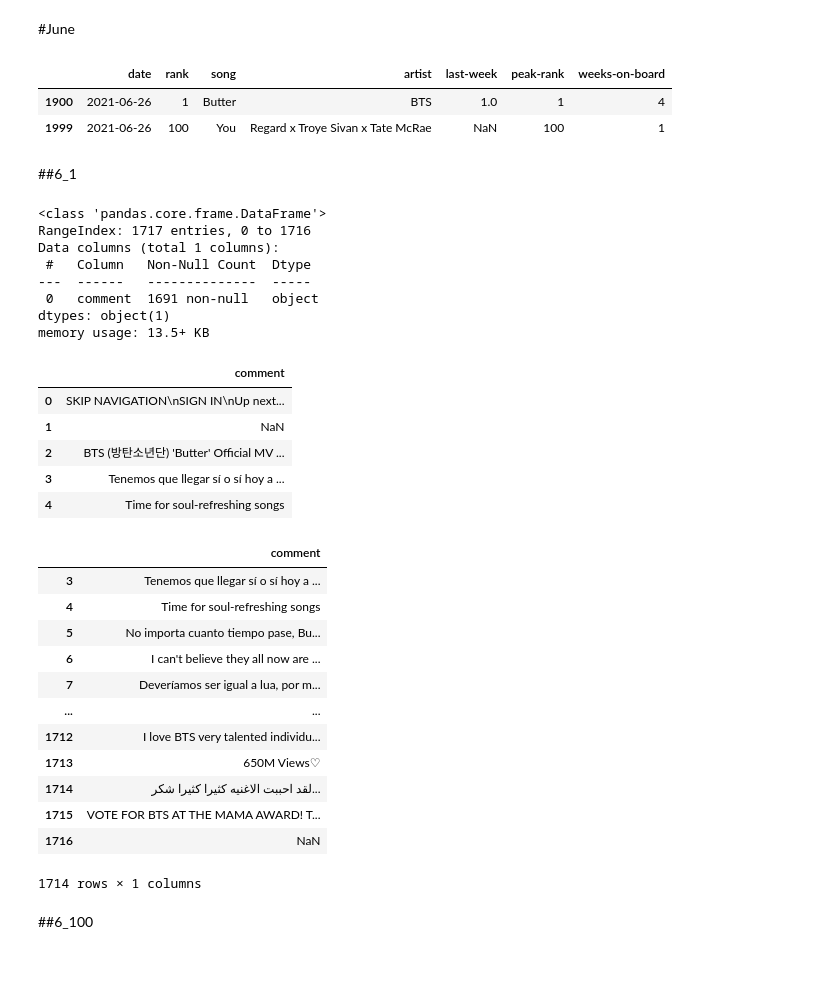
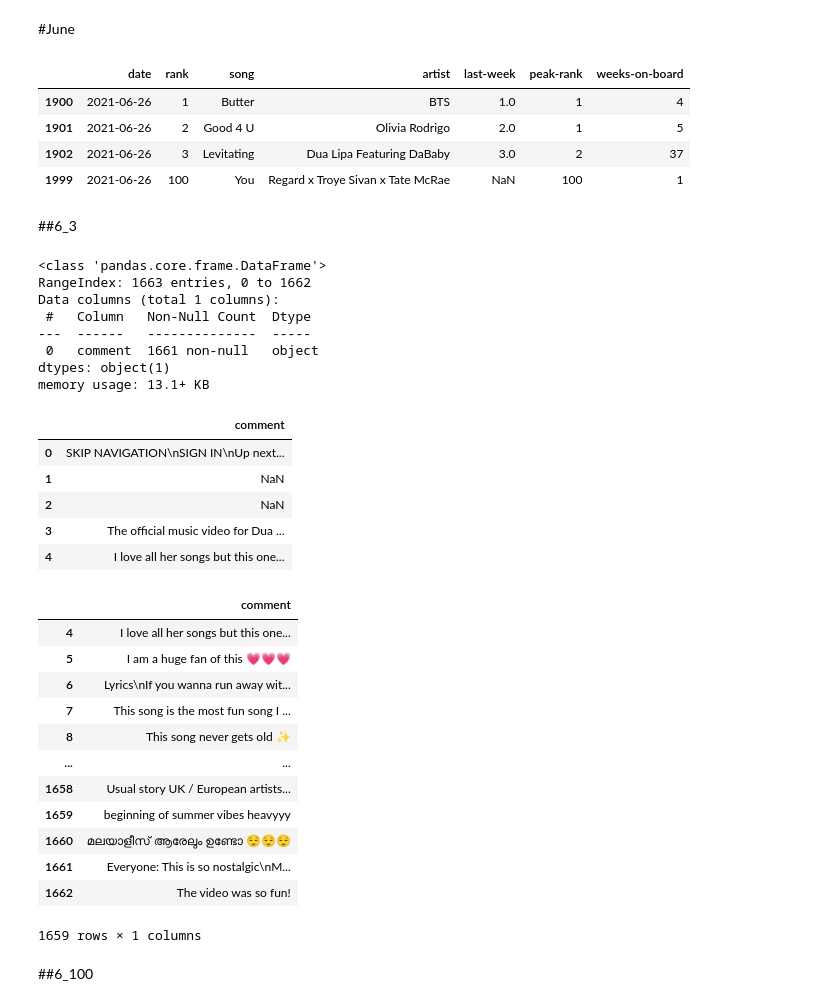
Before and after one commit to itsumiii/itsumiii, a Jupyter notebook: ItsumiNagakura_DASMA51_FinalProject.ipynb, the cells around one changed output. Drawn from its saved outputs; the diff is of its cells as text; code cells hidden in the pictures; blank space fills up the shorter version.

```diff
--- a/ItsumiNagakura_DASMA51_FinalProject.ipynb
+++ b/ItsumiNagakura_DASMA51_FinalProject.ipynb
@@ -873,21 +1282,26 @@ April_L_
 df.loc[(df['date'].dt.month==6)&(df['date'].dt.year==2021)]
 #2021-06-26
 
-June = df.loc[(df.date == '2021-06-26')].iloc[[0,-1]]
+June = df.loc[(df.date == '2021-06-26')].iloc[[0,1,2,-1]]
 
 June
 
-#1 #Butter by BTS
-#https://youtu.be/WMweEpGlu_U
+#1 is no 1 song for june and july
+#2 good 4 u was no 1 song last month
+
+#3 Levitating by Dua Lipa featuring DaBaby
+#https://youtu.be/TUVcZfQe-Kw
 
 #100 #You by Regard x Troye Sivan x Tate McRae
 #https://youtu.be/on_IPWtYdc0
 # %% [output]
 |  | date | rank | song | artist | last-week | peak-rank | weeks-on-board |
 | 1900 | 2021-06-26 | 1 | Butter | BTS | 1.0 | 1 | 4 |
+| 1901 | 2021-06-26 | 2 | Good 4 U | Olivia Rodrigo | 2.0 | 1 | 5 |
+| 1902 | 2021-06-26 | 3 | Levitating | Dua Lipa Featuring DaBaby | 3.0 | 2 | 37 |
 | 1999 | 2021-06-26 | 100 | You | Regard x Troye Sivan x Tate McRae | NaN | 100 | 1 |
 # %% [markdown]
-##6_1
+##6_3
 # %%
 ##scraping
 
@@ -921,42 +1335,41 @@ Butter_.to_csv('/content/gdrive/My Drive/python files/final project/June1.csv',
 # %%
 ##cleaning data
 
-June_1= pd.read_csv("/content/gdrive/MyDrive/python files/final project/June1.csv")
+June_1= pd.read_csv("/content/gdrive/MyDrive/python files/final project/June3.csv")
 June_1.info()
 June_1.head()
 # %% [output]
 <class 'pandas.core.frame.DataFrame'>
-RangeIndex: 1717 entries, 0 to 1716
+RangeIndex: 1663 entries, 0 to 1662
 Data columns (total 1 columns):
  #   Column   Non-Null Count  Dtype
 ---  ------   --------------  -----
- 0   comment  1691 non-null   object
+ 0   comment  1661 non-null   object
 dtypes: object(1)
-memory usage: 13.5+ KB
+memory usage: 13.1+ KB
 |  | comment |
 | 0 | SKIP NAVIGATION\nSIGN IN\nUp next... |
 | 1 | NaN |
-| 2 | BTS (방탄소년단) 'Butter' Official MV ... |
-| 3 | Tenemos que llegar sí o sí hoy a ... |
-| 4 | Time for soul-refreshing songs |
+| 2 | NaN |
+| 3 | The official music video for Dua ... |
+| 4 | I love all her songs but this one... |
 # %%
-June_1_ = June_1.drop(labels=[0,1,2], axis=0)
-
-June_1_
+June_1 = June_1.drop(labels = [0,1,2,3], axis=0)
+June_1
 # %% [output]
 |  | comment |
-| 3 | Tenemos que llegar sí o sí hoy a ... |
-| 4 | Time for soul-refreshing songs |
-| 5 | No importa cuanto tiempo pase, Bu... |
-| 6 | I can't believe they all now are ... |
-| 7 | Deveríamos ser igual a lua, por m... |
+| 4 | I love all her songs but this one... |
+| 5 | I am a huge fan of this 💗💗💗 |
+| 6 | Lyrics\nIf you wanna run away wit... |
+| 7 | This song is the most fun song I ... |
+| 8 | This song never gets old ✨ |
 | ... | ... |
-| 1712 | I love BTS very talented individu... |
-| 1713 | 650M Views♡ |
-| 1714 | لقد احببت الاغنيه كثيرا كثيرا شكر... |
-| 1715 | VOTE FOR BTS AT THE MAMA AWARD! T... |
-| 1716 | NaN |
+| 1658 | Usual story UK / European artists... |
+| 1659 | beginning of summer vibes heavyyy |
+| 1660 | മലയാളീസ് ആരേലും ഉണ്ടോ 😌😌😌 |
+| 1661 | Everyone: This is so nostalgic\nM... |
+| 1662 | The video was so fun! |
-1714 rows × 1 columns
+1659 rows × 1 columns
 # %% [markdown]
 ##6_100
 # %%
```
Also changed, not shown: parts of 65 cells of this notebook.
